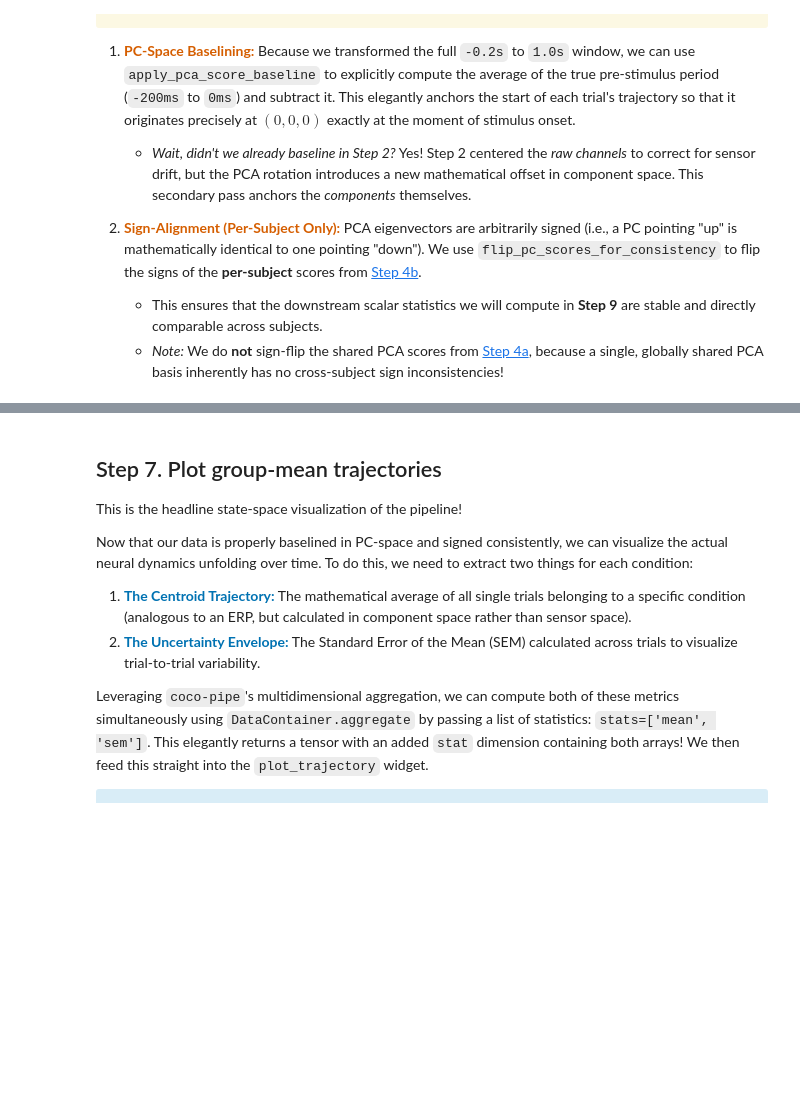
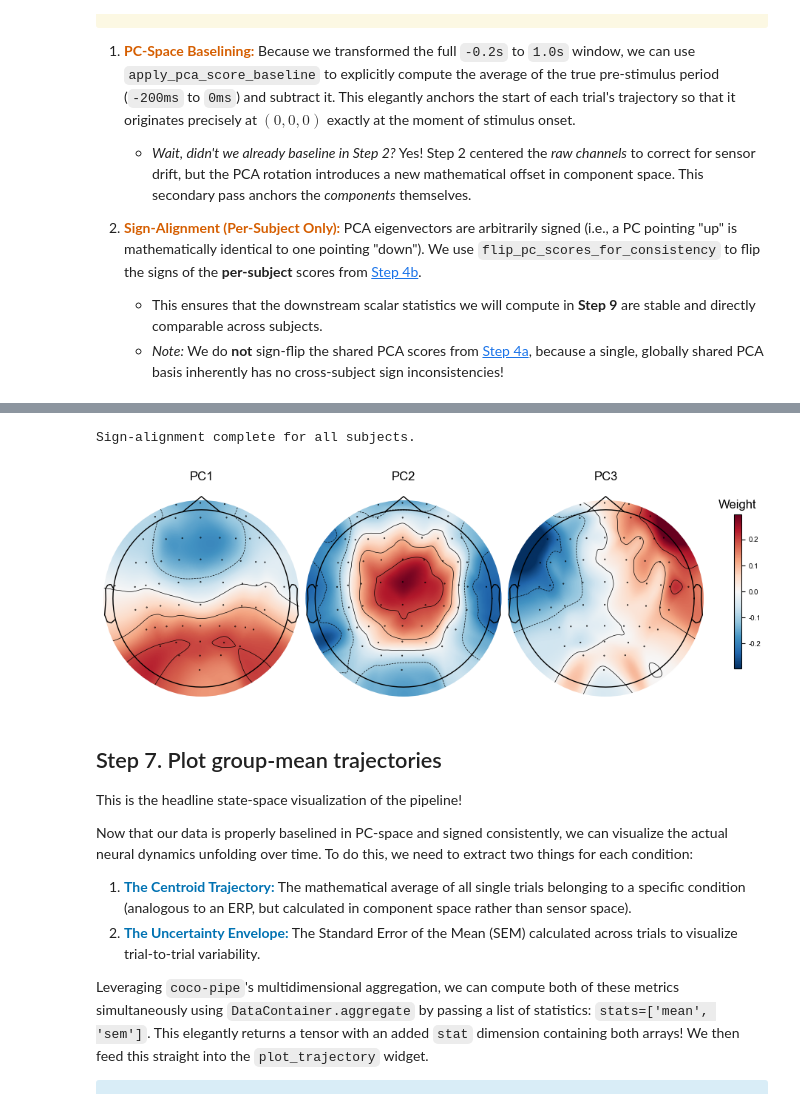
Before and after one commit to thecocolab/pca-neural-trajectories-eeg-meg, a Jupyter notebook: tutorial_pca_trajectories_eegbci.ipynb, the cells around one changed output, grey strips where cells are left out. Cells and saved outputs as stored; diff of their text form; code cells hidden in the pictures; blank space fills up the shorter version.

```diff
--- a/tutorial_pca_trajectories_eegbci.ipynb
+++ b/tutorial_pca_trajectories_eegbci.ipynb
@@ -596,0 +687,28 @@ Sign-alignment complete for all subjects.
+# %%
+# ==============================================================================
+# 3. Sign-Align Per-Subject Scores (For Scalar Metrics Only)
+# ==============================================================================
+per_subject_scores_flipped: dict = {}
+
+# Use container_plot, since we unified the fitting/plotting window!
+times_win = np.asarray(container.coords['time'])
+
+for sub_id, scores in per_subject_scores.items():
+    # scores shape: (n_trials * n_time, n_components) — tile time axis to match
+    n_obs = scores.shape[0]
+    n_reps = n_obs // len(times_win)
+    times_tiled = np.tile(times_win, n_reps)
+    df = pd.DataFrame(scores.T, index=pc_names)
+
+    # Flip the signs so they are mathematically consistent across subjects
+    df_flipped = flip_pc_scores_for_consistency(
+        scores=df,
+        time=times_tiled,
+        flip_window_ms=(0.0, 1.0) # Check polarity over the task window
+    )
+
+    per_subject_scores_flipped[sub_id] = df_flipped.values.T
+
+print('\nSign-alignment complete for all subjects.')
+# %% [output]
+Sign-alignment complete for all subjects.
@@ -597,3 +769,54 @@ Sign-alignment complete for all subjects.
+# %%
+# ==============================================================================
+# 4. PCA Spatial Loadings (Topomaps)
+# ==============================================================================
+import mne
+
+n_top_pcs = 3
+
+# The spatial weights are static and unaffected by temporal baselining!
+pca_weights = shared_reducer_erp.get_components()[:n_top_pcs]
+pca_weights_t = pca_weights.T
+
+# 1. Grab channel names directly from the container
+ch_names = list(np.asarray(container.coords['channel']).astype(str))
+
+# 2. Create a fresh info object specifically for the PCA fake-times
+pca_info = mne.create_info(ch_names=ch_names, sfreq=1.0, ch_types='eeg')
+pca_info.set_montage("standard_1005")
+
+evoked_pca = mne.EvokedArray(
+    pca_weights_t,
+    pca_info,
+    tmin=1
+)
+
+# Plot the topomaps!
+fig_topo = evoked_pca.plot_topomap(
+    times=[1, 2, 3],
+    time_format="PC%1.0f",
+    vlim=(None, None),
+    cmap='RdBu_r',
+    colorbar=True,
+    scalings=1,
+    units="Weight", size=2, res=300
+)
+
+# Increase font sizes and colorbar width
+for ax in fig_topo.axes:
+    ax.title.set_fontsize(24)
+    ax.tick_params(labelsize=24)
+    if ax.get_ylabel():
+        ax.yaxis.label.set_size(24)
+
+# Make colorbar wider
+cax = fig_topo.axes[-1]
+box = cax.get_position()
+cax.set_position([box.x0, box.y0, box.width * 2, box.height])
+fig_topo.savefig('fig_topo_erp.svg', dpi=300, bbox_inches='tight')
+fig_topo.savefig('fig_topo_erp.png', dpi=300, bbox_inches='tight')
+# %% [output]
+[figure, added]
 # %% [markdown]
 ## Step 7. Plot group-mean trajectories
 
```
Also changed, not shown: parts of 56 cells of this notebook.
